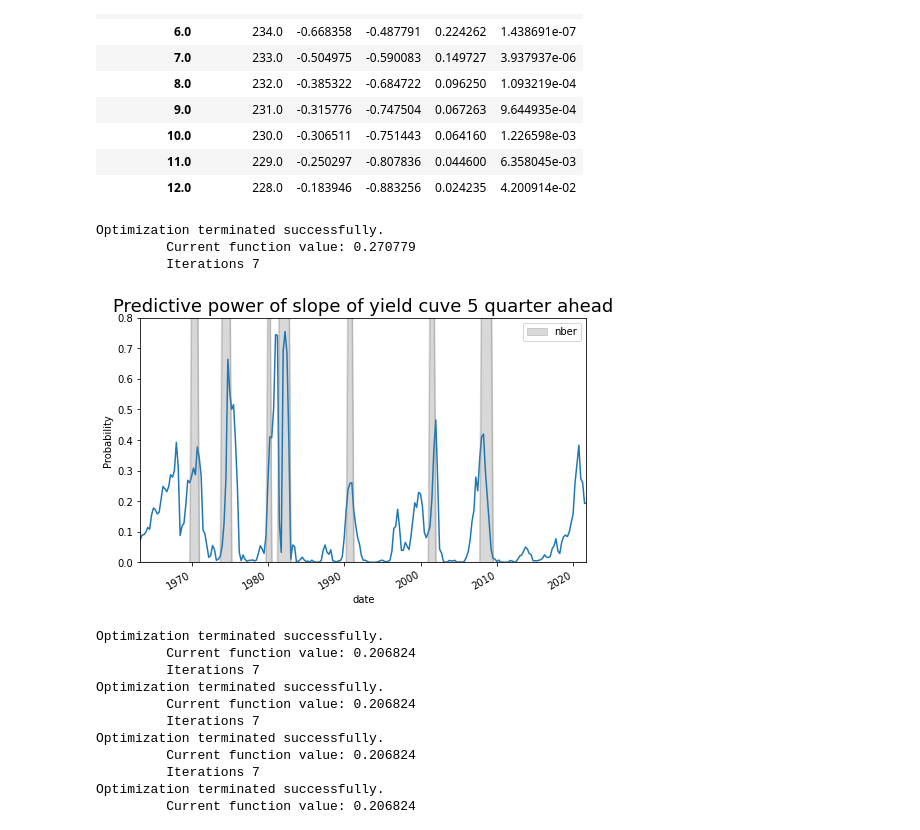
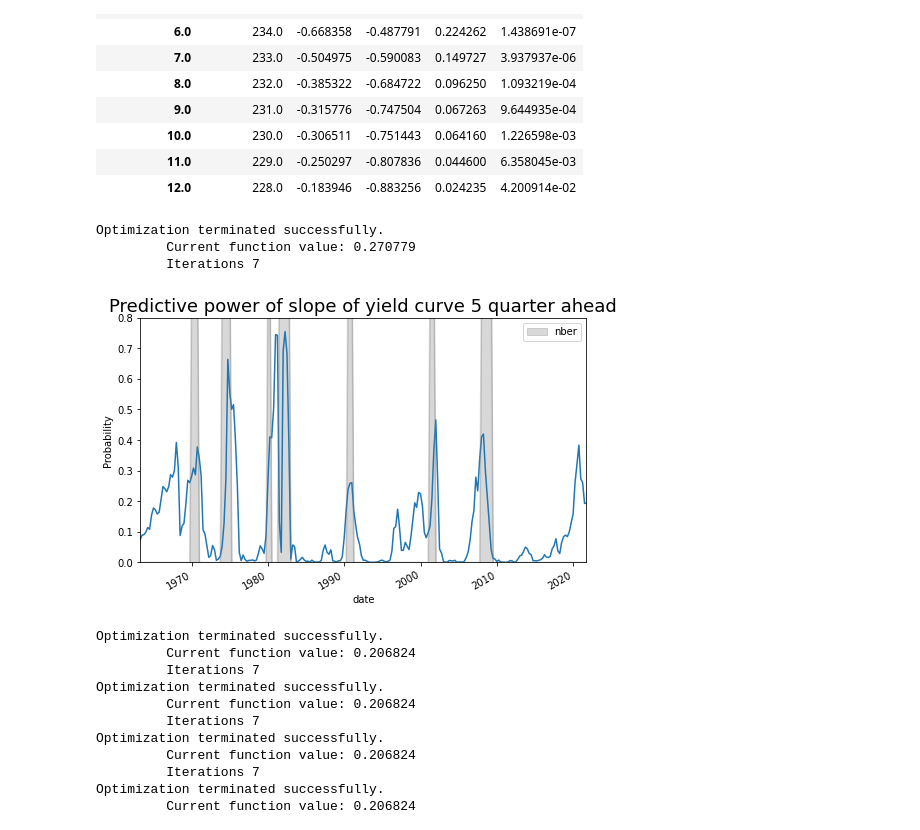
Before and after one commit to alessandrofogli/Ai-for-Finance, a Jupyter notebook: Project3/ES3.ipynb, the cells around one changed output. Drawn from its saved outputs; the diff is of its cells as text; code cells hidden in the pictures.

Commit message:
single-multi factor + plots

```diff
--- a/Project3/ES3.ipynb
+++ b/Project3/ES3.ipynb
@@ -189,28 +189,28 @@ def normsdist(z):
 # %%
 def plot_val(valx, valy, shiftvalue ):
 
     values = prob_model(valx, valy, 'values', shiftvalue)
     valy = valy.iloc[shiftvalue: , :]
     bars = valy.reset_index().rename(columns={'index': 'date'})
     data= valy.reset_index().rename(columns={'index': 'date'})
     data['prob of recession'] = normsdist(values)
 
     fig, ax = plt.subplots(figsize=(8,5))
     ax.plot(data['date'],data['prob of recession'])
     bars.plot.area(ax=ax, figsize=(8, 5), x='date', alpha=0.3, color="gray")
 
     ax.legend()
     ax.set_ylabel('Probability')
-    ax.set_title('Predictive power of slope of yield cuve {} quarter ahead'.format(shiftvalue), size=18)
+    ax.set_title('Predictive power of slope of yield curve {} quarter ahead'.format(shiftvalue), size=18)
     plt.xlim("1963-04-01", "2021-10-01")
     plt.ylim(0,0.8)
 
 plot_val(term, nber, int(greater))
 # %% [output]
 Optimization terminated successfully.
          Current function value: 0.270779
          Iterations 7
-[figure, old version]
+[figure, new version]
 # %%
 def fill2(valx, valy):
 
```
Also changed, not shown: parts of 2 cells of this notebook.
